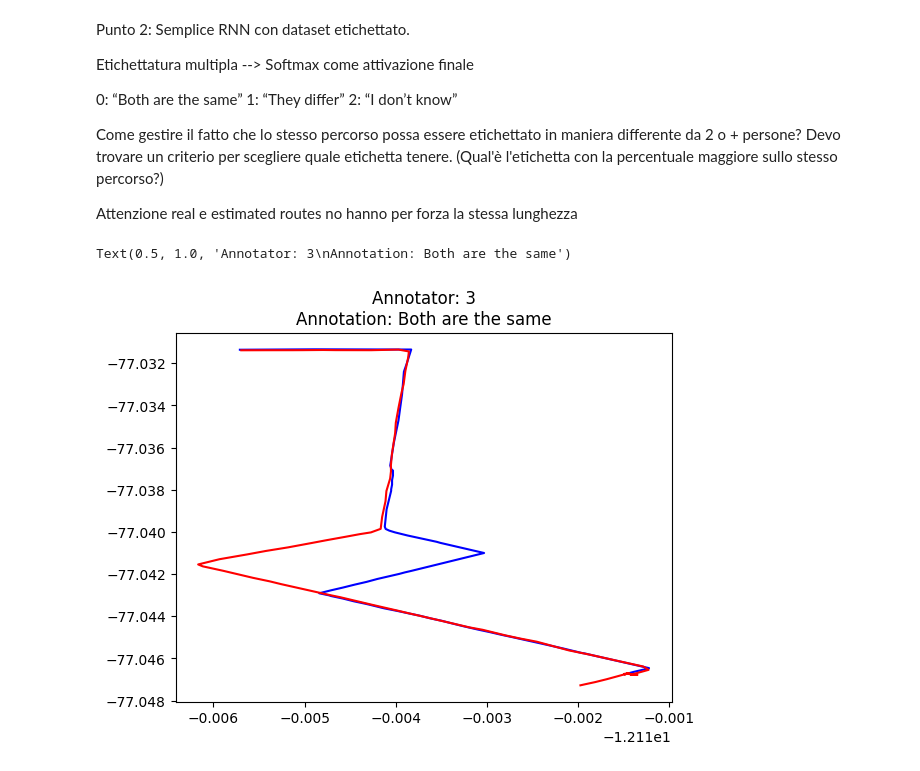
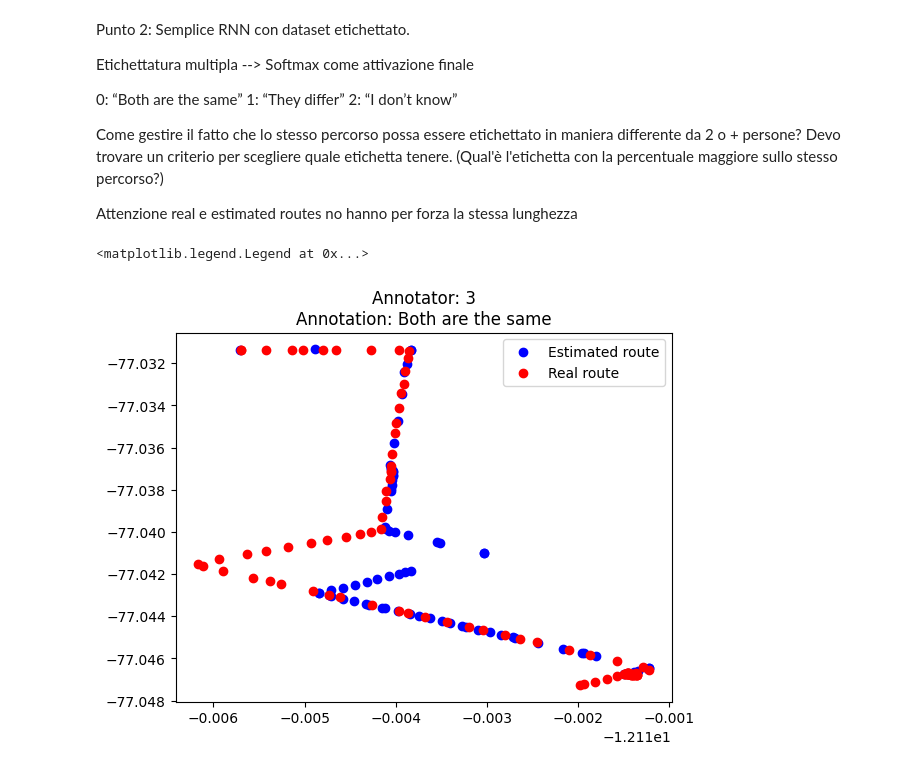
Before and after one commit to lorenzoooooo/cabify, a Jupyter notebook: Challenge.ipynb, the cells around one changed output. Cells and saved outputs as stored; diff of their text form; code cells hidden in the pictures.

```diff
--- a/Challenge.ipynb
+++ b/Challenge.ipynb
@@ -39,18 +45,17 @@ Attenzione real e estimated routes no hanno per forza la stessa lunghezza
 # %%
-import pandas as pd
-import matplotlib.pyplot as plt
-
 #Load json to dataframe
 df = pd.read_json('challenge_dataset.json')
 
 #Print a sample of real and estimated route
 df_sample=df.iloc[0]
 df_estimated = pd.DataFrame(df_sample['estimated_route'], columns=['Lat','Long'])
 df_real = pd.DataFrame(df_sample['real_route'], columns=['Lat','Long'])
-plt.plot(df_estimated['Lat'], df_estimated['Long'], color='b')
-plt.plot(df_real['Lat'], df_real['Long'], color='r')
+# plt.plot(df_estimated['Lat'], df_estimated['Long'], color='b')
+# plt.plot(df_real['Lat'], df_real['Long'], color='r')
+plt.scatter(df_estimated['Lat'], df_estimated['Long'], color='b')
+plt.scatter(df_real['Lat'], df_real['Long'], color='r')
 plt.title('Annotator: ' + str(df_sample['annotator'])+'\n'+'Annotation: '+str(df_sample['annotation']))
 plt.legend(['Estimated route','Real route'])
 # %% [output]
-Text(0.5, 1.0, 'Annotator: 3\nAnnotation: Both are the same')
+<matplotlib.legend.Legend at 0x...>
-[figure, old version]
+[figure, new version]
```
Also changed, not shown: parts of 2 cells of this notebook.
